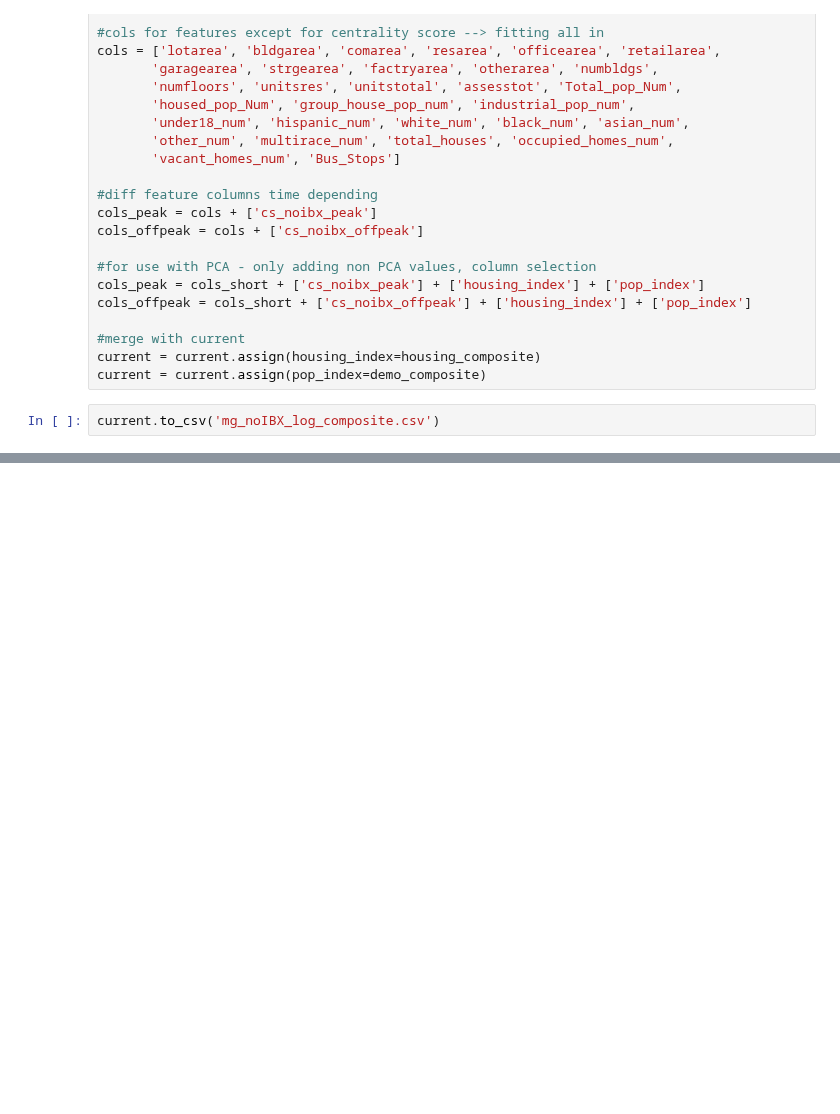
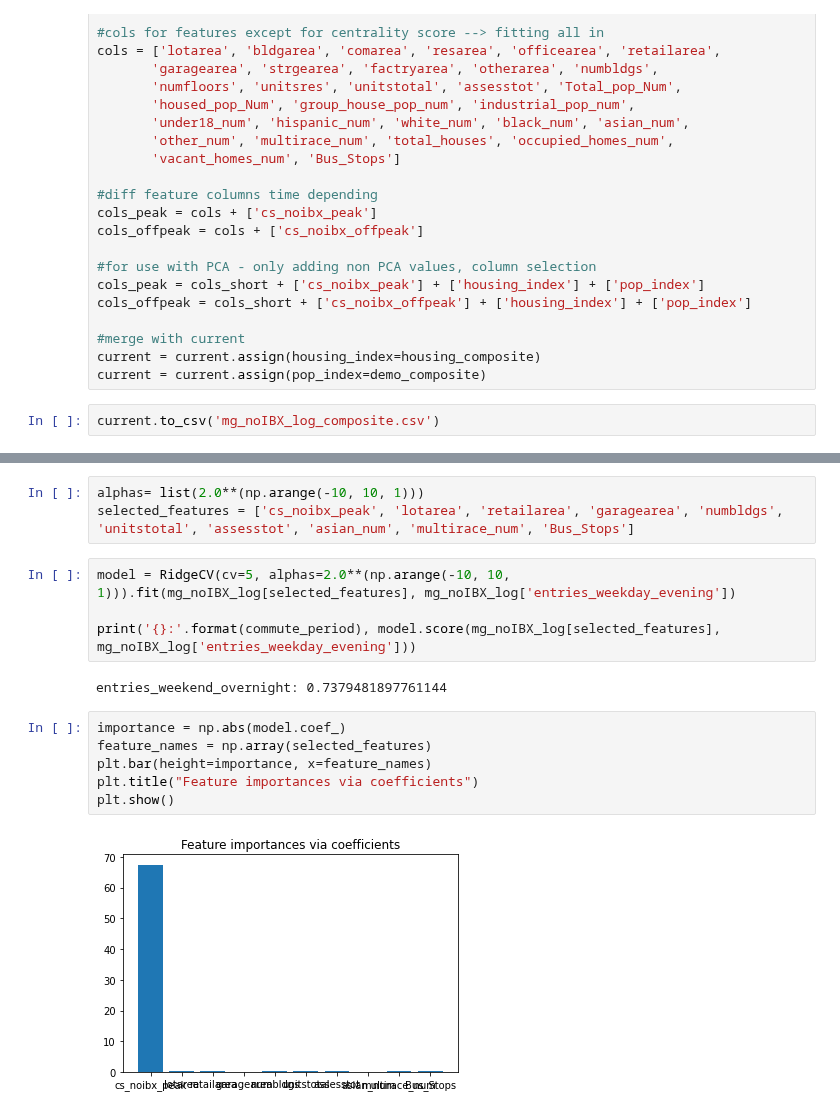
Before and after one commit to CUSPADS2022IBX/IBXRidership, a Jupyter notebook: Models/LassoCV.ipynb, the cells around one changed output, grey strips where cells are left out. Saved outputs shown, nothing was run; the diff lists cells and outputs as text; blank space fills up the shorter version.

```diff
--- a/Models/LassoCV.ipynb
+++ b/Models/LassoCV.ipynb
@@ -673,0 +694,17 @@ ValueError: If using all scalar values, you must pass an index
+# %%
+alphas= list(2.0**(np.arange(-10, 10, 1)))
+selected_features = ['cs_noibx_peak', 'lotarea', 'retailarea', 'garagearea', 'numbldgs', 'unitstotal', 'assesstot', 'asian_num', 'multirace_num', 'Bus_Stops']
+# %%
+model = RidgeCV(cv=5, alphas=2.0**(np.arange(-10, 10, 1))).fit(mg_noIBX_log[selected_features], mg_noIBX_log['entries_weekday_evening'])
+
+print('{}:'.format(commute_period), model.score(mg_noIBX_log[selected_features], mg_noIBX_log['entries_weekday_evening']))
+# %% [output]
+entries_weekend_overnight: 0.7379481897761144
+# %%
+importance = np.abs(model.coef_)
+feature_names = np.array(selected_features)
+plt.bar(height=importance, x=feature_names)
+plt.title("Feature importances via coefficients")
+plt.show()
+# %% [output]
+[figure, added]
```
Also changed, not shown: parts of 22 cells of this notebook, 1 other file.
